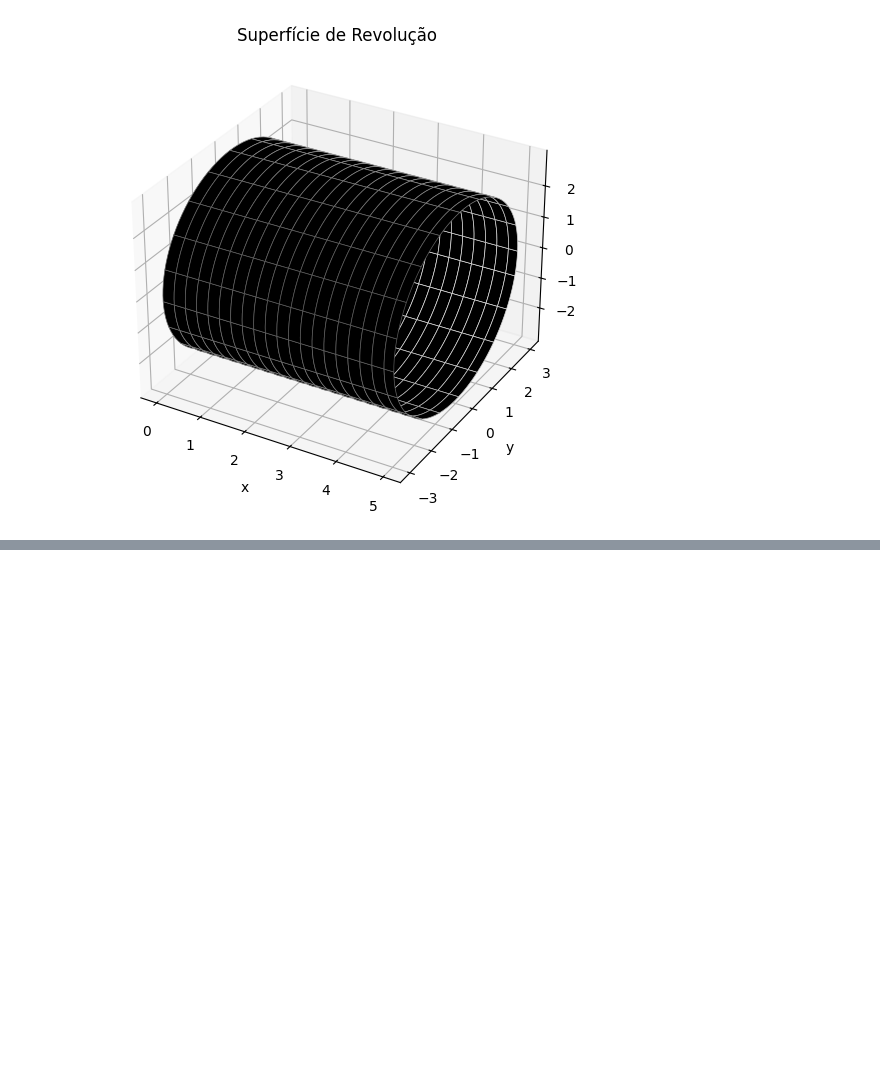
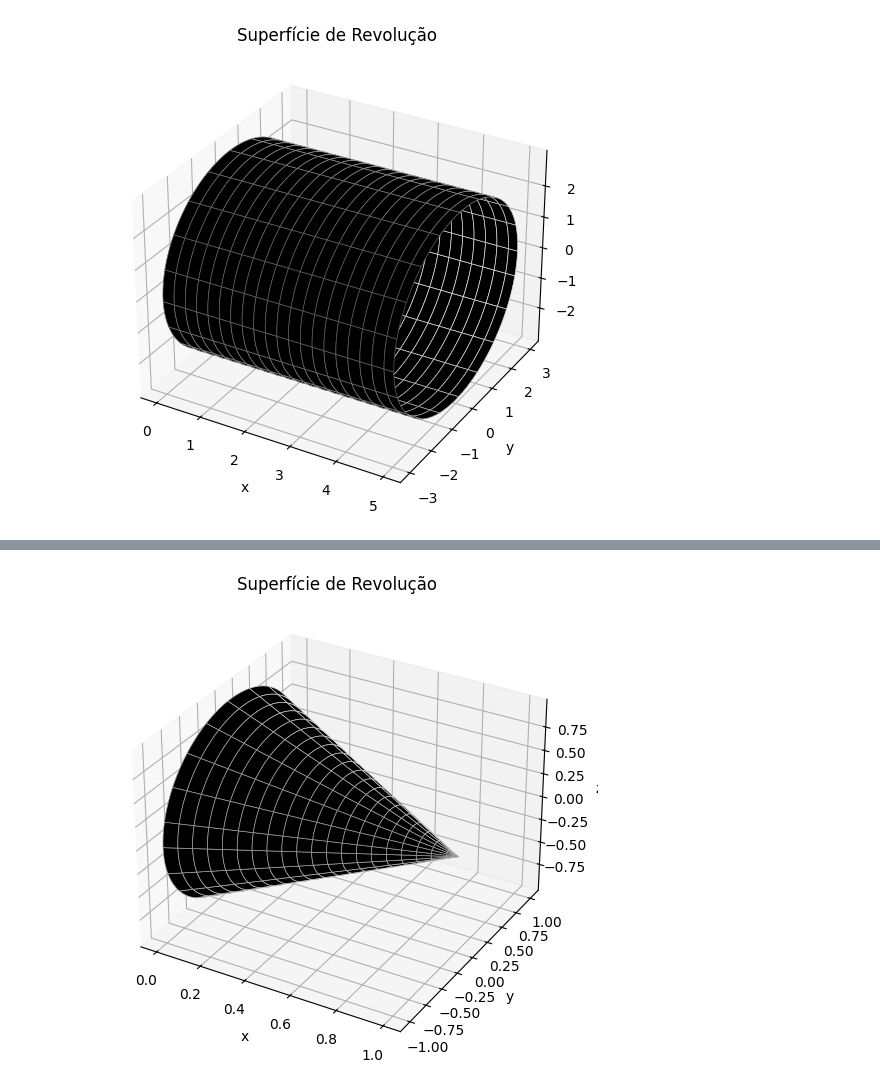
Before and after one commit to felipecantalice-dev/Math, a Jupyter notebook: Calculo/SuperficieRevolucao.ipynb, the cells around one changed output, grey strips where cells are left out. Cells and saved outputs as stored; diff of their text form; code cells hidden in the pictures; blank space fills up the shorter version.

```diff
--- a/Calculo/SuperficieRevolucao.ipynb
+++ b/Calculo/SuperficieRevolucao.ipynb
@@ -41,0 +66,17 @@ plt.show()
+# %%
+# Gráfico da superfície de revolução
+fig = plt.figure(figsize=(8, 6))
+ax = fig.add_subplot(111, projection='3d')
+
+theta = np.linspace(0, 2.*np.pi, 100)
+x, theta = np.meshgrid(x, theta)
+Y = f(x) * np.cos(theta)
+Z = f(x) * np.sin(theta)
+ax.plot_surface(x, Y, Z, rstride=5, cstride=5, color='k', edgecolors='w', linewidth=0.5)
+ax.set_title("Superfície de Revolução")
+ax.set_xlabel("x")
+ax.set_ylabel("y")
+ax.set_zlabel("z")
+plt.show()
+# %% [output]
+[figure, added]
```
Also changed, not shown: parts of 7 cells of this notebook.
